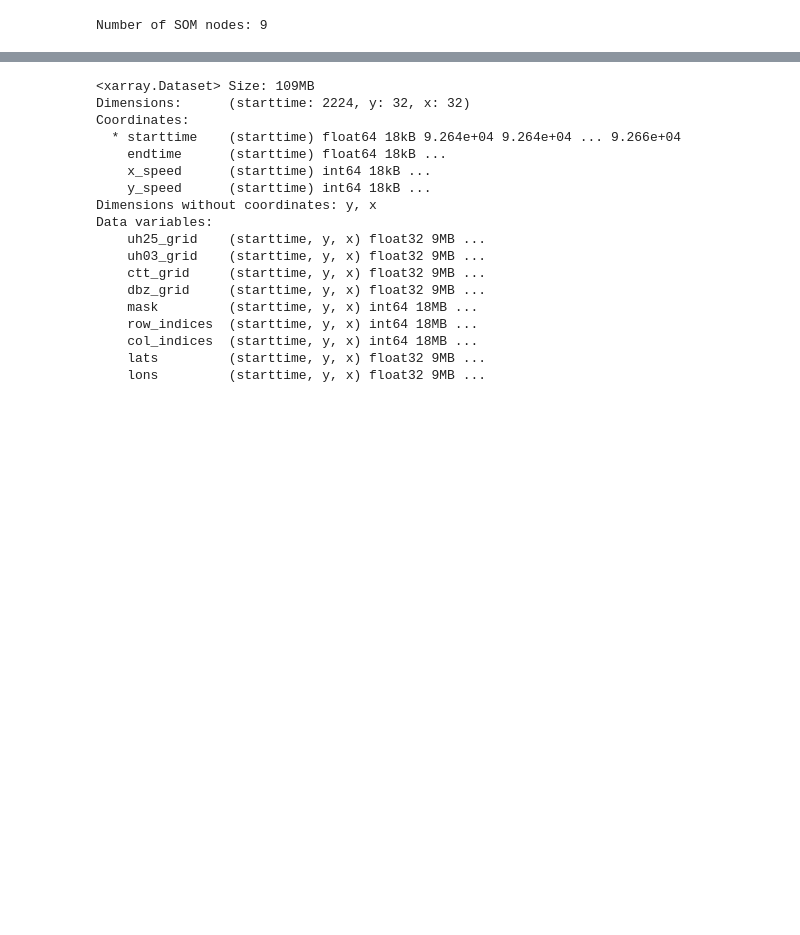
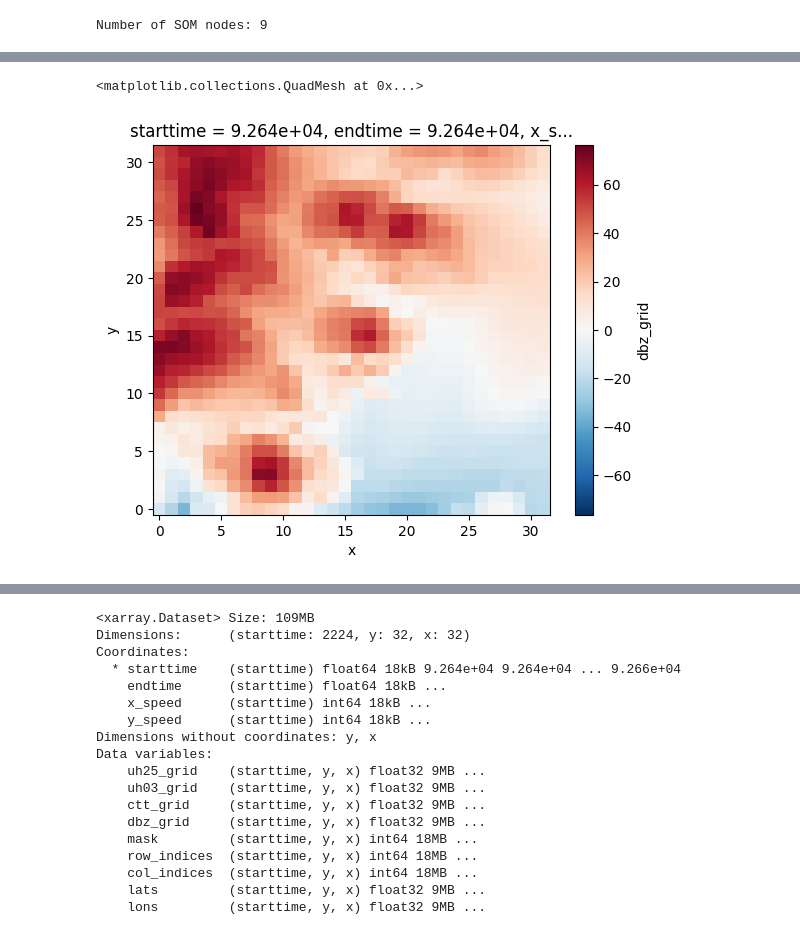
Before and after one commit to mariajmolina/UMDAOSC650, a Jupyter notebook: firstsom.ipynb, the cells around one changed output, grey strips where cells are left out. Cells and saved outputs as stored; diff of their text form; code cells hidden in the pictures; blank space fills up the shorter version.

```diff
--- a/firstsom.ipynb
+++ b/firstsom.ipynb
@@ -228,0 +266,5 @@ Number of SOM nodes: 9
+# %%
+ds.isel(starttime=46).unstack().plot()
+# %% [output]
+<matplotlib.collections.QuadMesh at 0x...>
+[figure, added]
```
Also changed, not shown: parts of 18 cells of this notebook.
